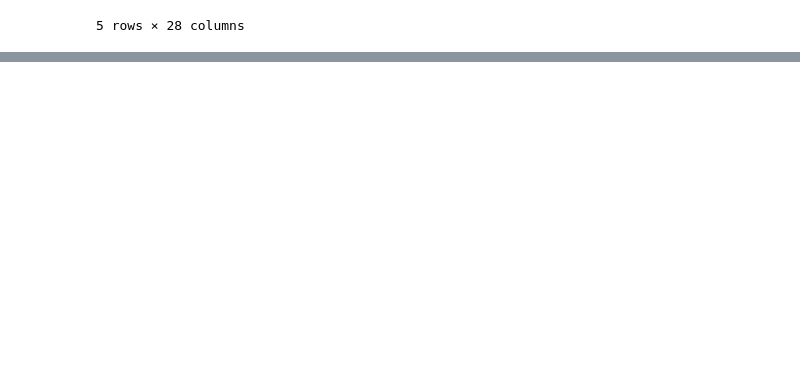
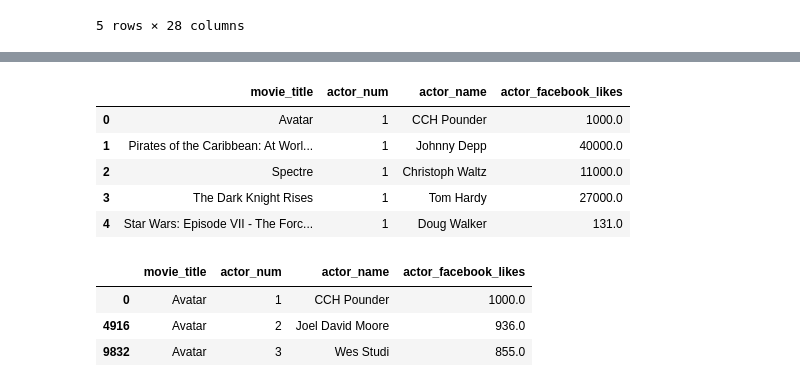
Before and after one commit to JohnChow96927/python-bigdata, a Jupyter notebook: Pandas/day4_220123/02-数据整理.ipynb, the cells around one changed output, grey strips where cells are left out. Saved outputs shown, nothing was run; the diff lists cells and outputs as text; code cells hidden in the pictures; blank space fills up the shorter version.

Commit message:
wide_to_long

```diff
--- a/Pandas/day4_220123/02-数据整理.ipynb
+++ b/Pandas/day4_220123/02-数据整理.ipynb
@@ -195,0 +218,21 @@ movies.head()
+# %%
+movie_actors_tidy = pd.wide_to_long(movie_actors,
+                                    stubnames=['actor_name', 'actor_facebook_likes'],
+                                    i=['movie_title'],
+                                    j='actor_num',
+                                    sep='_').reset_index()
+movie_actors_tidy.head()
+# %% [output]
+|  | movie_title | actor_num | actor_name | actor_facebook_likes |
+| 0 | Avatar | 1 | CCH Pounder | 1000.0 |
+| 1 | Pirates of the Caribbean: At Worl... | 1 | Johnny Depp | 40000.0 |
+| 2 | Spectre | 1 | Christoph Waltz | 11000.0 |
+| 3 | The Dark Knight Rises | 1 | Tom Hardy | 27000.0 |
+| 4 | Star Wars: Episode VII - The Forc... | 1 | Doug Walker | 131.0 |
+# %%
+movie_actors_tidy[movie_actors_tidy.movie_title=='Avatar']
+# %% [output]
+|  | movie_title | actor_num | actor_name | actor_facebook_likes |
+| 0 | Avatar | 1 | CCH Pounder | 1000.0 |
+| 4916 | Avatar | 2 | Joel David Moore | 936.0 |
+| 9832 | Avatar | 3 | Wes Studi | 855.0 |
```
Also changed, not shown: parts of 2 cells of this notebook, 6 other files.
